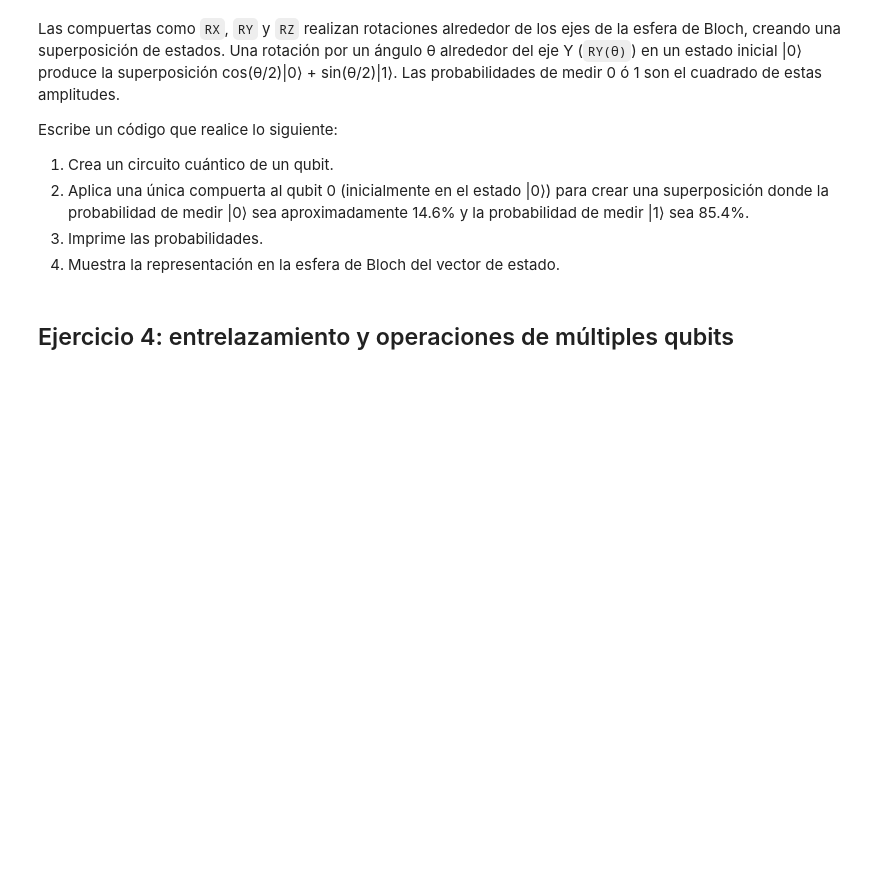
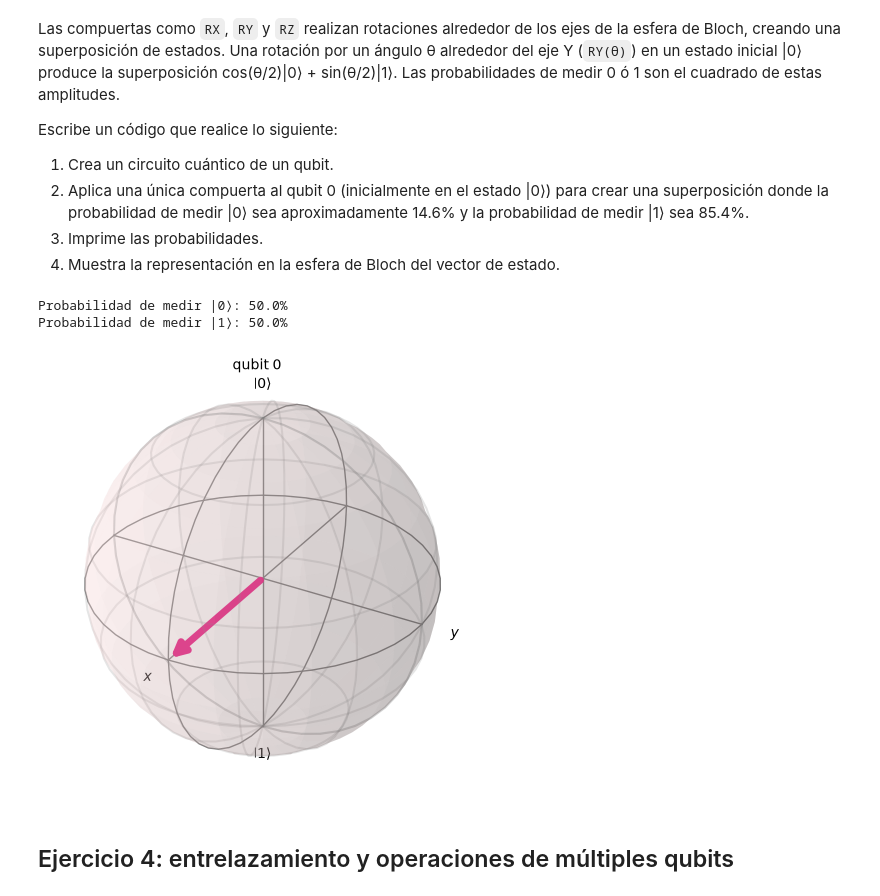
Before and after one commit to 0xLozi/quantum_computing_jam, a Jupyter notebook: Clase_2,_Parte_2_Computación_Cuántica.ipynb, the cells around one changed output. Saved outputs shown, nothing was run; the diff lists cells and outputs as text; code cells hidden in the pictures; blank space fills up the shorter version.

Commit message:
Completé clase 2 parte 1 y empece con la práctica. Me costó muchisimo sacar el ángulo pero me anote un resumen para que en el futuro requiera algo parecido

```diff
--- a/Clase_2,_Parte_2_Computación_Cuántica.ipynb
+++ b/Clase_2,_Parte_2_Computación_Cuántica.ipynb
@@ -146,3 +193,27 @@ Escribe un código que realice lo siguiente:
+# %%
+# Escribe tu código aquí
+
+# Creo el circuito cuántico de un qubit
+qc = QuantumCircuit(1)
+
+# Aplico una única compuerta RY(theta) con theta = 3pi / 4
+theta = 2 * np.pi / 4
+qc.ry(theta, 0)
+
+# Despues obtenemos ek vectir de estado resultante
+estado = Statevector.from_instruction(qc)
+
+# Imprimimos las probabilidades de medir |0> y |1>
+probs = estado.probabilities_dict()
+print(f"Probabilidad de medir |0⟩: {probs['0'] * 100:.1f}%")
+print(f"Probabilidad de medir |1⟩: {probs['1'] * 100:.1f}%")
+
+# Por último mostramos la representación pero en la esfera de Bloch
+plot_bloch_multivector(estado)
+# %% [output]
+Probabilidad de medir |0⟩: 50.0%
+Probabilidad de medir |1⟩: 50.0%
+[figure, added]
 # %% [markdown]
 ## Ejercicio 4: entrelazamiento y operaciones de múltiples qubits
 # %% [markdown]
```
Also changed, not shown: parts of 6 cells of this notebook, 21 other files.
